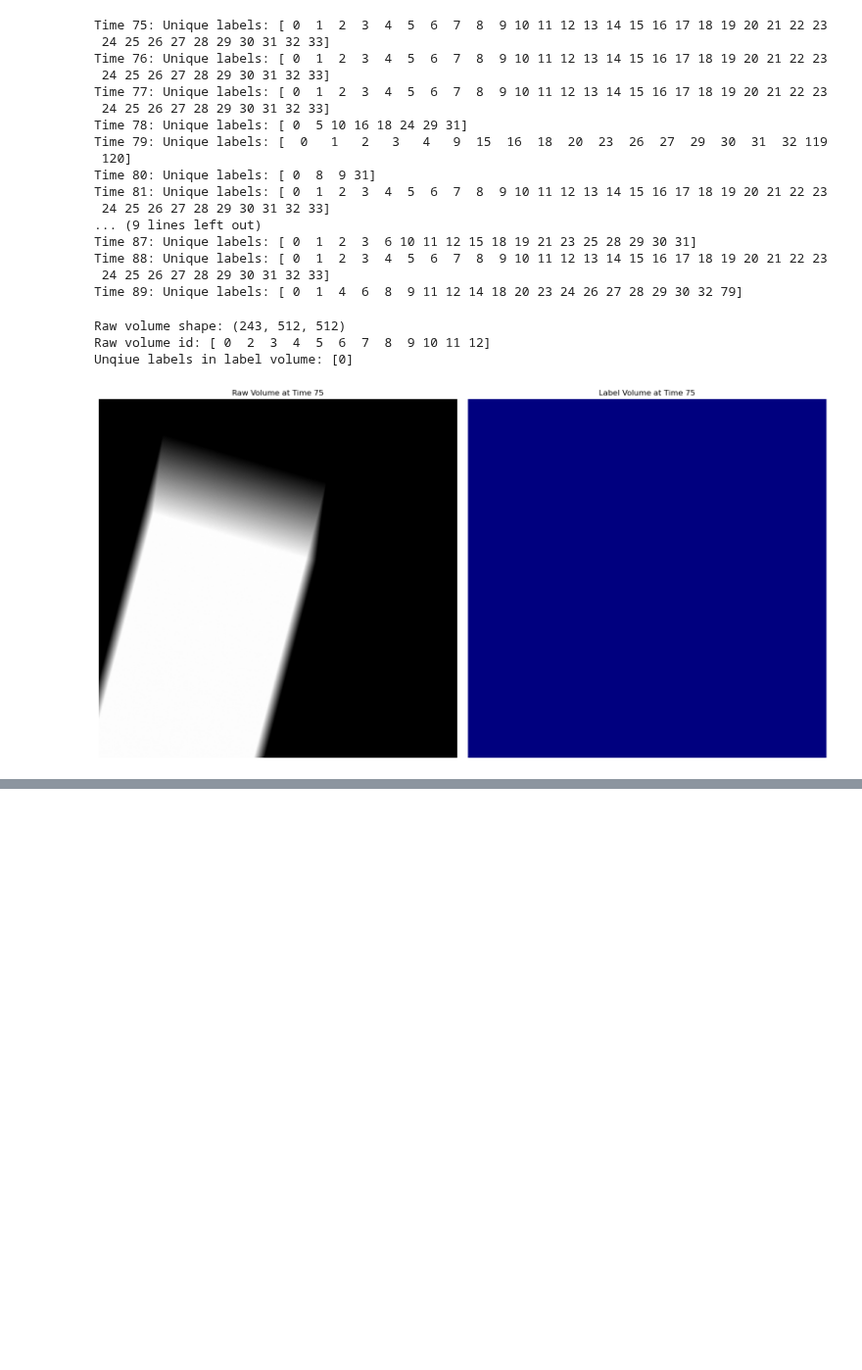
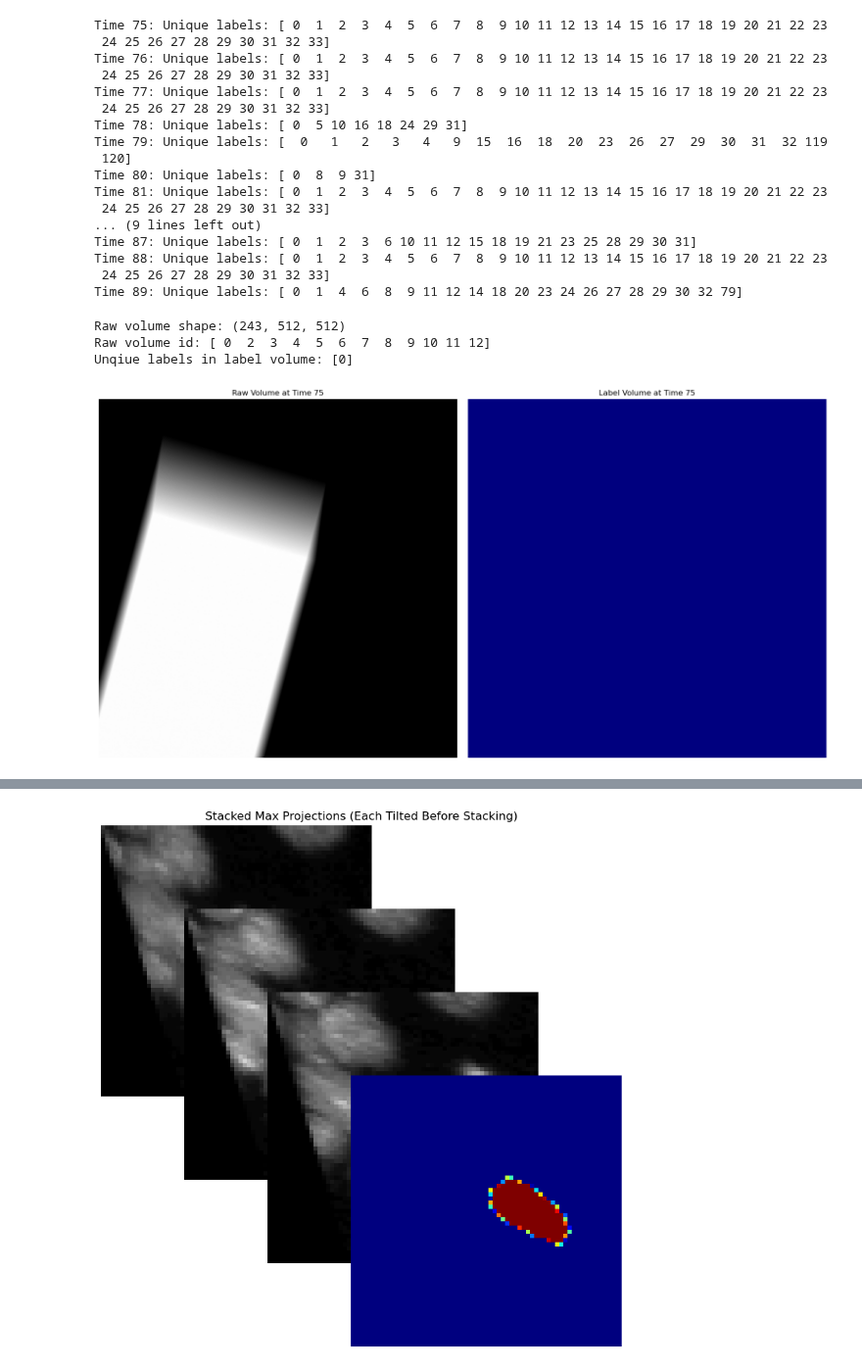
Before and after one commit to dineshchhantyal/3d-cnn-classification, a Jupyter notebook: model/notebooks/check_random_label_data.ipynb, the cells around one changed output, grey strips where cells are left out. Shown at 98% size. Drawn from its saved outputs; the diff is of its cells as text; code cells hidden in the pictures; blank space fills up the shorter version.

```diff
--- a/model/notebooks/check_random_label_data.ipynb
+++ b/model/notebooks/check_random_label_data.ipynb
@@ -289,0 +433,61 @@ plt.show()
+# %%
+import matplotlib.pyplot as plt
+import numpy as np
+from skimage.transform import AffineTransform, warp
+
+
+# --- Normalize ---
+def normalize(img):
+    img_min, img_max = np.min(img), np.max(img)
+    return (img - img_min) / (img_max - img_min + 1e-8)
+
+
+# --- Max projections ---
+img_t_1 = normalize(np.max(t_1, axis=0))
+img_t = normalize(np.max(t, axis=0))
+img_t_1p = normalize(np.max(t__1, axis=0))
+img_lbl = normalize(np.max(binary_label.astype(np.float32), axis=0))
+
+# --- Apply Y-axis tilt to each slice ---
+tilt = -0.3  # negative = lean right
+transform = AffineTransform(shear=tilt)
+
+img_t_1_tilted = warp(img_t_1, transform.inverse, output_shape=img_t_1.shape)
+img_t_tilted = warp(img_t, transform.inverse, output_shape=img_t.shape)
+img_t_1p_tilted = warp(img_t_1p, transform.inverse, output_shape=img_t_1p.shape)
+img_lbl_tilted = warp(img_lbl, transform.inverse, output_shape=img_lbl.shape)
+
+# --- Create canvas ---
+H, W = img_t.shape
+offset = 20
+canvas_H = H + 3 * offset
+canvas_W = W + 3 * offset
+canvas = np.ones((canvas_H, canvas_W, 3)) * 1.0  # white background
+
+
+# --- Paste function ---
+def paste(canvas, img, top, left, cmap="gray"):
+    from matplotlib.cm import get_cmap
+
+    cmap = get_cmap(cmap)
+    rgb = cmap(img)[..., :3]
+    h, w = img.shape
+    canvas[top : top + h, left : left + w] = rgb
+    return canvas
+
+
+# --- Stack tilted slices ---
+canvas = paste(canvas, img_t_1_tilted, 0 * offset, 0 * offset, cmap="gray")
+canvas = paste(canvas, img_t_tilted, 1 * offset, 1 * offset, cmap="gray")
+canvas = paste(canvas, img_t_1p_tilted, 2 * offset, 2 * offset, cmap="gray")
+canvas = paste(canvas, img_lbl_tilted, 3 * offset, 3 * offset, cmap="jet")
+
+# --- Show ---
+plt.figure(figsize=(8, 8))
+plt.imshow(canvas)
+plt.title("Stacked Max Projections (Each Tilted Before Stacking)")
+plt.axis("off")
+plt.tight_layout()
+plt.show()
+# %% [output]
+[figure, added]
```
Also changed, not shown: parts of 7 cells of this notebook, 25 other files.
